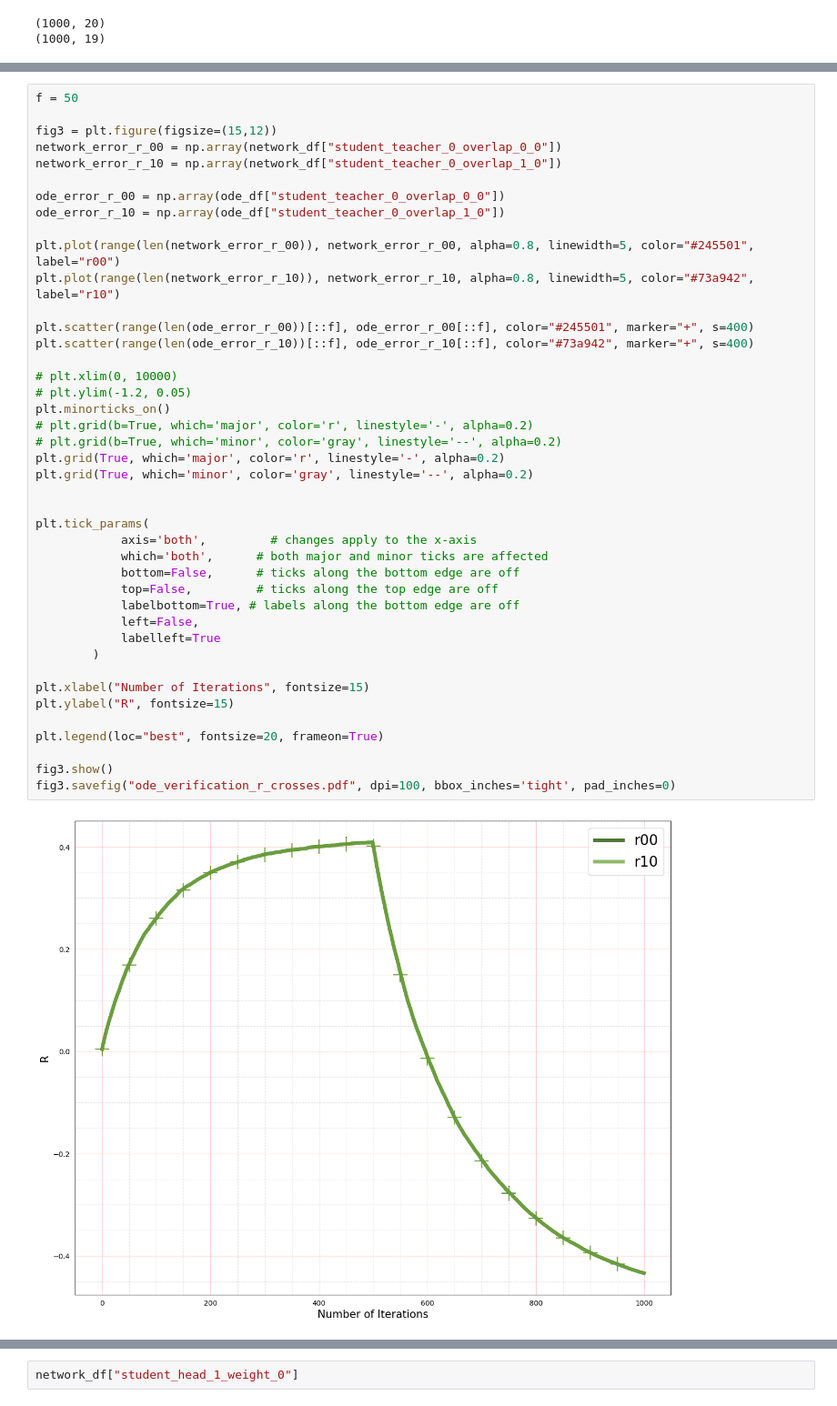
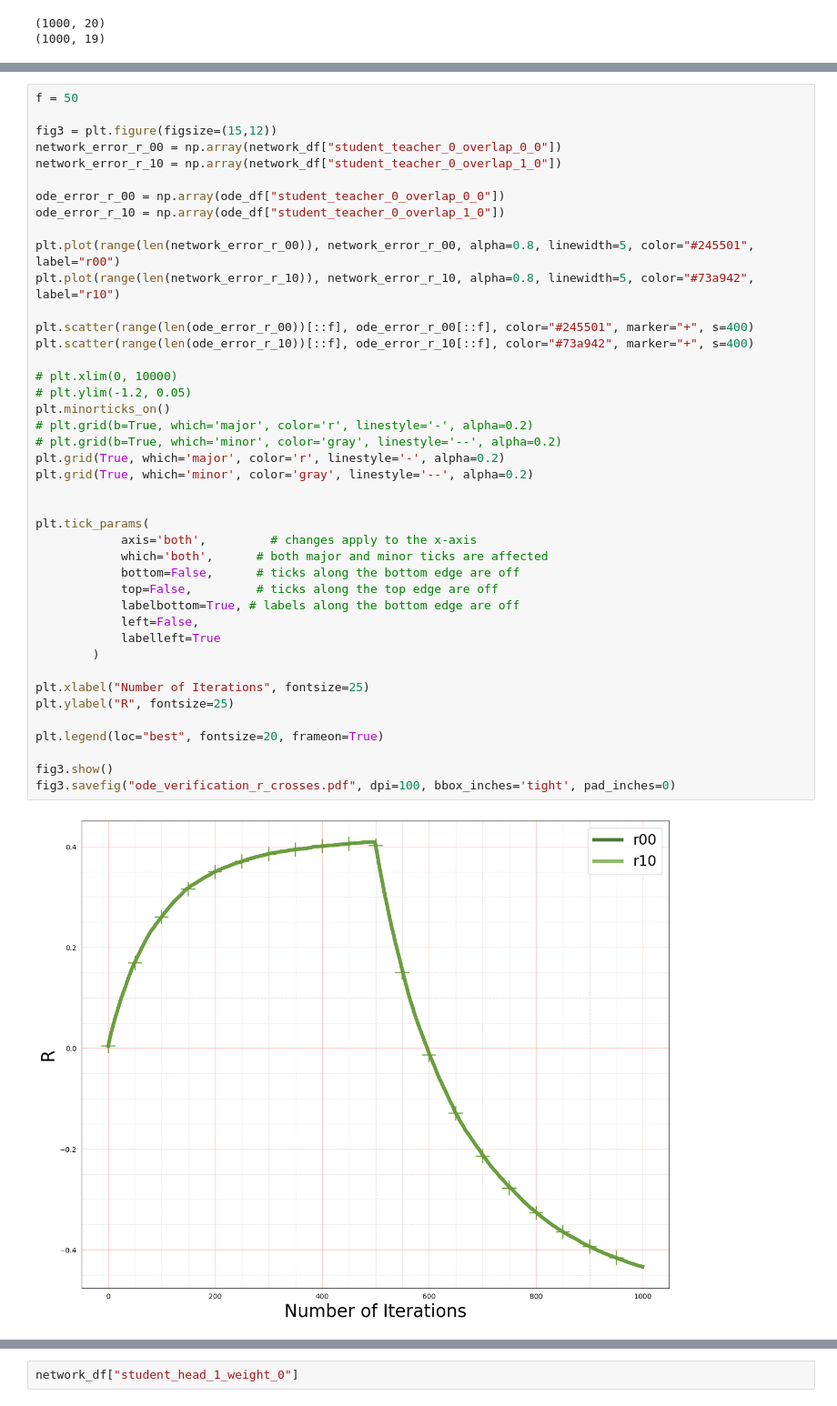
Before and after one commit to Lisa-ach/student_teacher_catastrophic, a Jupyter notebook: notes/Experiment1/Figure2.ipynb, the cells around one changed output, grey strips where cells are left out. Shown at 91% size. Cells and saved outputs as stored; diff of their text form.

```diff
--- a/notes/Experiment1/Figure2.ipynb
+++ b/notes/Experiment1/Figure2.ipynb
@@ -139,36 +139,36 @@ plt.plot(range(len(network_error_r_00)), network_error_r_00, alpha=0.8, linewidt
 plt.plot(range(len(network_error_r_10)), network_error_r_10, alpha=0.8, linewidth=5, color="#73a942", label="r10")
 
 plt.scatter(range(len(ode_error_r_00))[::f], ode_error_r_00[::f], color="#245501", marker="+", s=400)
 plt.scatter(range(len(ode_error_r_10))[::f], ode_error_r_10[::f], color="#73a942", marker="+", s=400)
 
 # plt.xlim(0, 10000)
 # plt.ylim(-1.2, 0.05)
 plt.minorticks_on()
 # plt.grid(b=True, which='major', color='r', linestyle='-', alpha=0.2)
 # plt.grid(b=True, which='minor', color='gray', linestyle='--', alpha=0.2)
 plt.grid(True, which='major', color='r', linestyle='-', alpha=0.2)
 plt.grid(True, which='minor', color='gray', linestyle='--', alpha=0.2)
 
 
 plt.tick_params(
             axis='both',         # changes apply to the x-axis
             which='both',      # both major and minor ticks are affected
             bottom=False,      # ticks along the bottom edge are off
             top=False,         # ticks along the top edge are off
             labelbottom=True, # labels along the bottom edge are off
             left=False,
             labelleft=True
         )
 
-plt.xlabel("Number of Iterations", fontsize=15)
-plt.ylabel("R", fontsize=15)
+plt.xlabel("Number of Iterations", fontsize=25)
+plt.ylabel("R", fontsize=25)
 
 plt.legend(loc="best", fontsize=20, frameon=True)
 
 fig3.show()
 fig3.savefig("ode_verification_r_crosses.pdf", dpi=100, bbox_inches='tight', pad_inches=0)
 # %% [output]
-[figure, old version]
+[figure, new version]
 # %%
 f = 50
 
```
Also changed, not shown: parts of 5 cells of this notebook, 1 other file.
